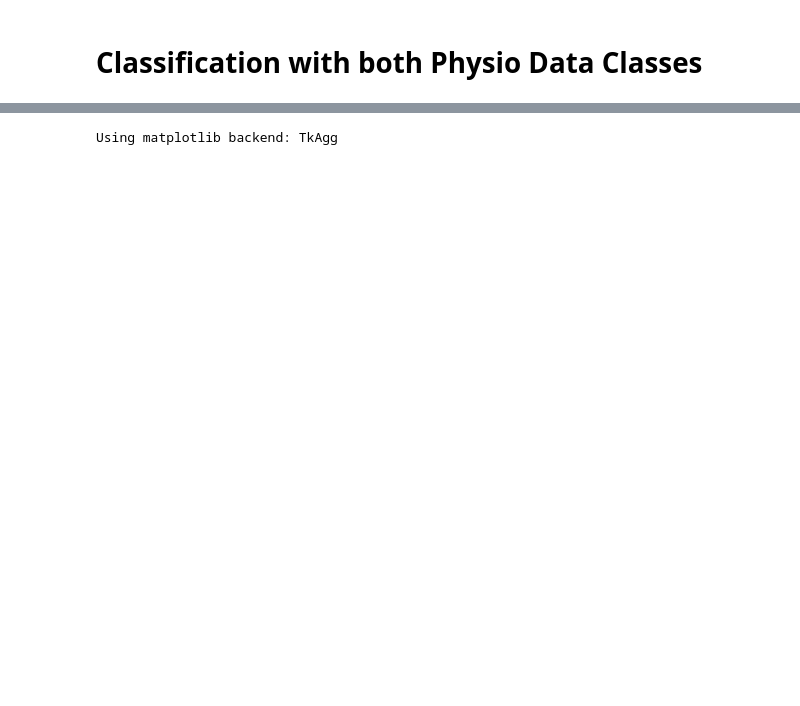
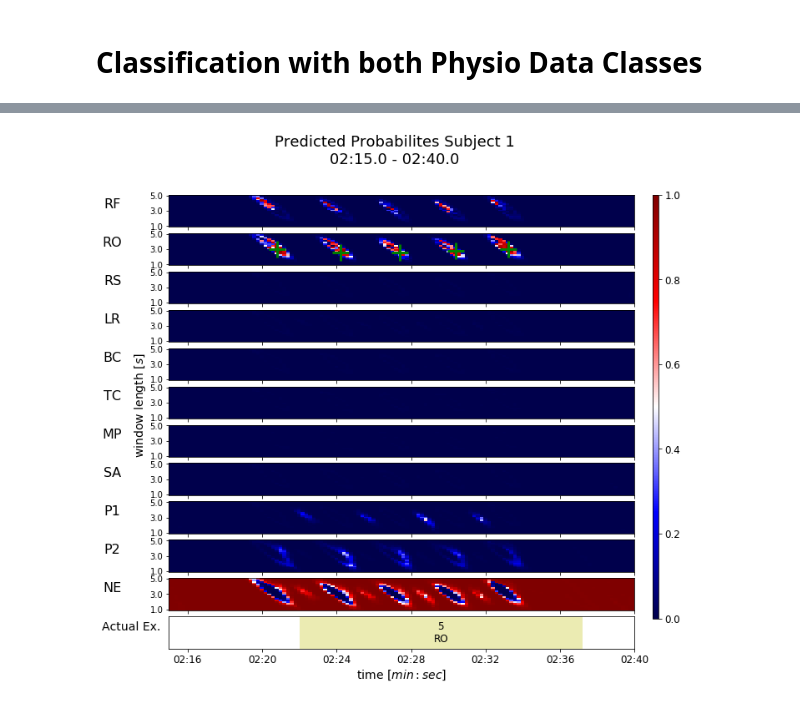
Before and after one commit to FlorianMeinhart/master-project, a Jupyter notebook: Classification_Section_Means/Classification_with_both_Physio_Data_Classes.ipynb, the cells around one changed output, grey strips where cells are left out. Saved outputs shown, nothing was run; the diff lists cells and outputs as text; code cells hidden in the pictures; blank space fills up the shorter version.

Commit message:
Changes: plot in physio data handler

```diff
--- a/Classification_Section_Means/Classification_with_both_Physio_Data_Classes.ipynb
+++ b/Classification_Section_Means/Classification_with_both_Physio_Data_Classes.ipynb
@@ -119,7 +152,7 @@ PD1_wp = PDH.PhysioData_WindowingProcedure(test_subject_dir  = r'E:\Physio_Data\
                                            win_min_len=1,
                                            win_max_len=5,
                                            win_start_min_sec='00:00.0', # '22:05.0'
-                                           win_last_start_min_sec='05:00.0', #'22:44.8',
+                                           win_last_start_min_sec=None, #'22:44.8',
                                            print_progress=True,
                                            progress_info='Generate feature map...',
                                            rot_axis=0,
@@ -145,30 +201,31 @@ PD1_wp.evaluate_probability_matrix(pred_probabilities=pred_probs,
 # %%
-%matplotlib auto
+%matplotlib inline
 PD1_wp.plot_probability_matrices_and_peaks(title_text='Predicted Probabilites Subject 1',
+                                           default_settings_smaller_plot=False,
                                            figsize=(10,10),
-                                           cross_size=14,
-                                           cross_width=4,
+                                           cross_size=20,
+                                           cross_width=3,
                                            fontsize_title=18,
                                            yticks_step_in_s=2,
                                            fontsize_yticks=10,
                                            fontsize_ylabels_ex=16,
                                            labelpad_ex=45,
                                            fontsize_actual_classes=12,
                                            fontsize_actual_classes_label=14,
                                            labelpad_actual_classes=45,
                                            fontsize_window_length=14,
                                            xpos_window_length=0.065,
                                            ypos_window_length=0.6,
                                            fontsize_time_xlabel=14,
                                            fontsize_time_xticks=12,
                                            colorbar_position_x_y_length_heigth=[0.93, 0.175, 0.01, 0.705],
                                            fontsize_colorbar_ticks=12,
                                            interactive_plot=False,
                                            plot_time_range=True,
                                            start_time='02:15.0',
                                            stop_time='02:40.0',
                                            plot_actual_classes=True,
                                            timetable_file_dir = r'E:\Physio_Data\Exercise_time_tables',
                                            timetable_file_name = 'Timetable_subject01.txt')
 # %% [output]
-Using matplotlib backend: TkAgg
+[figure, added]
```
Also changed, not shown: parts of 9 cells of this notebook, 1 other file.
